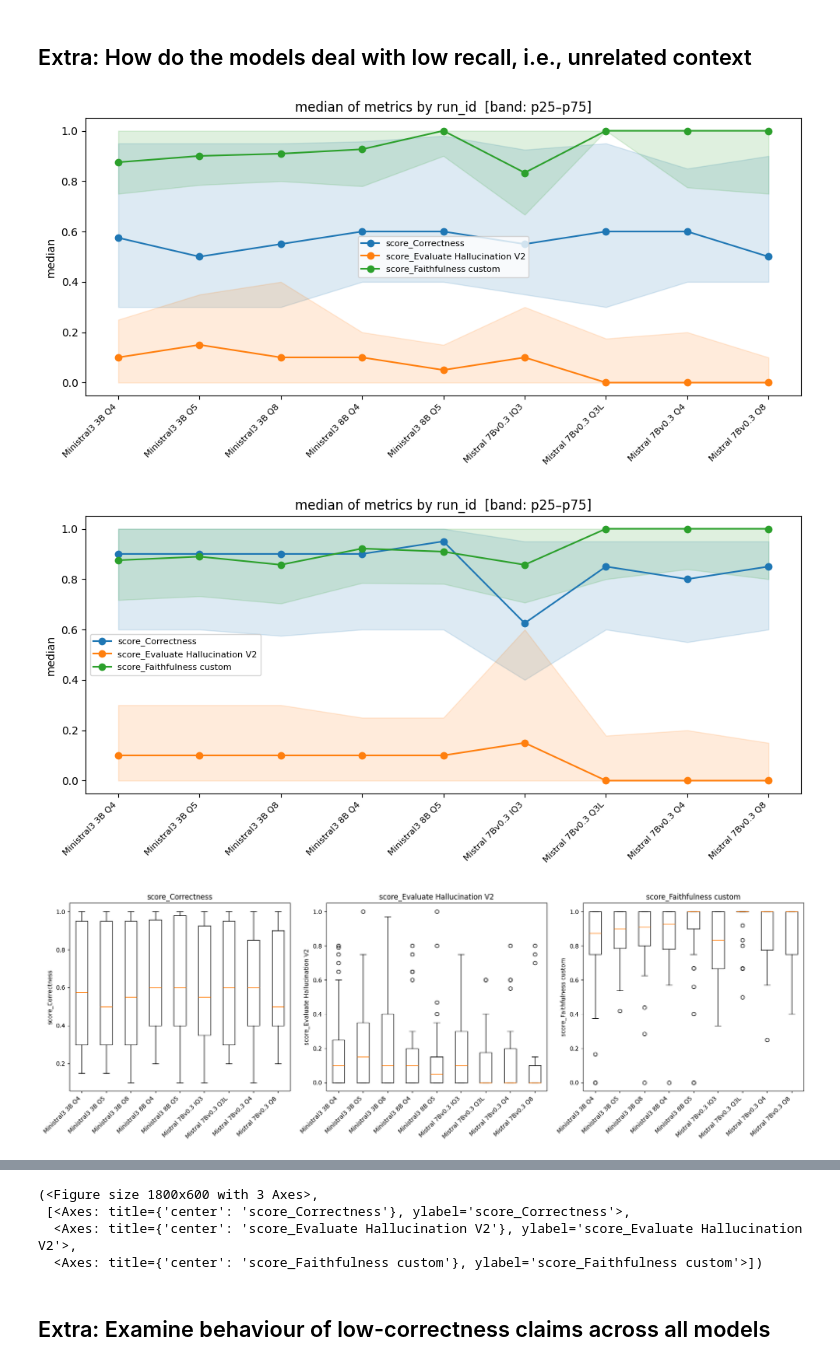
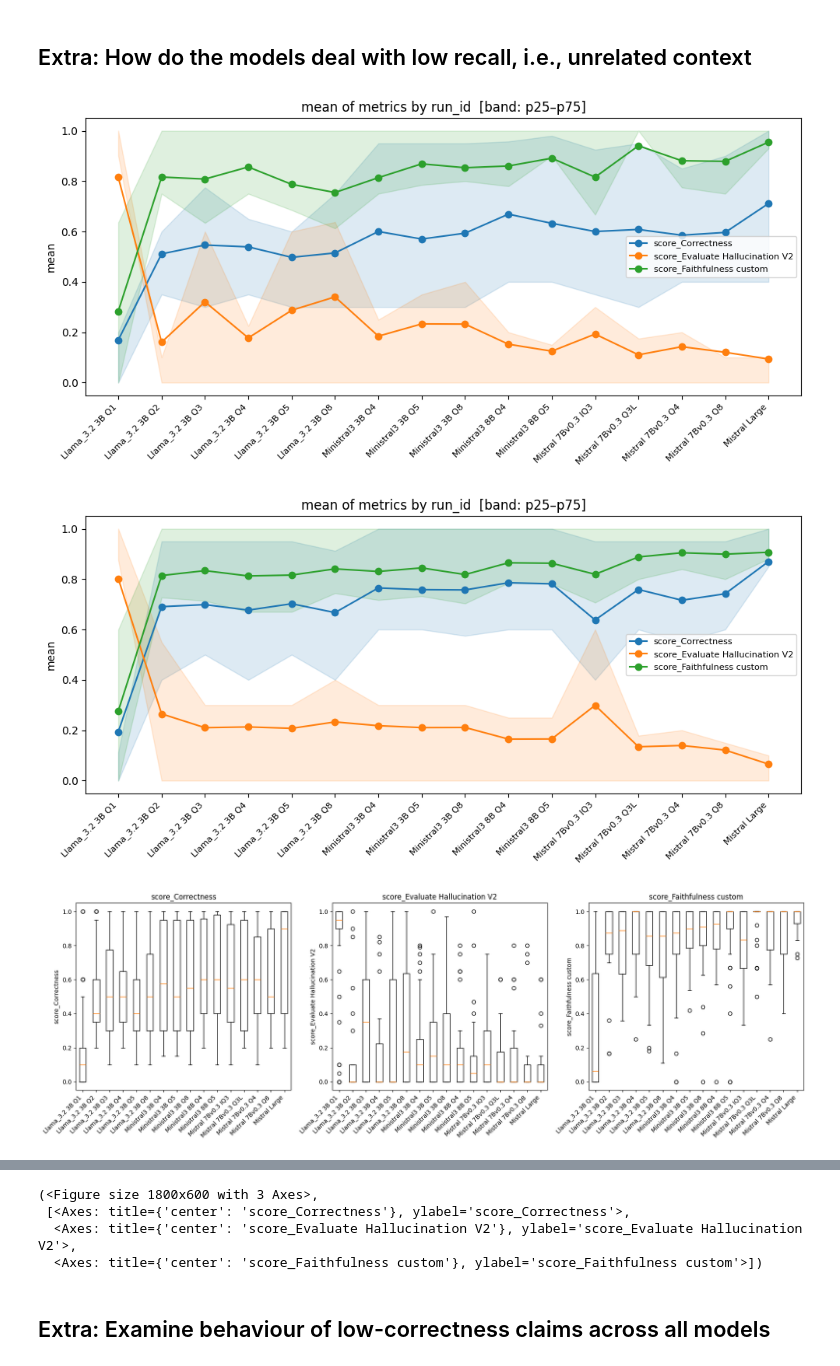
Before and after one commit to n-ploch/on-device-rag-performance, a Jupyter notebook: notebooks/01_explore_metrics.ipynb, the cells around one changed output, grey strips where cells are left out. Cells and saved outputs as stored; diff of their text form; code cells hidden in the pictures.

```diff
--- a/notebooks/01_explore_metrics.ipynb
+++ b/notebooks/01_explore_metrics.ipynb
@@ -243,26 +245,26 @@ df_single[single_metric_cols].describe().T
 
 Compare across different configurations (different `run_id` values). Load all files or a filtered subset below.
 # %%
-# run_order = [
-#   "e5_large_mistral_large_latest_61",
-#   "e5_large_test_ministral_3_3B_q4_61",
-#   "e5_large_test_ministral_3_3B_q5_61",
-#   "e5_large_test_ministral_3_3B_q8_61",
-#   "e5_large_test_ministral_3_8B_q4_61",
-#   "e5_large_test_ministral_3_8B_q5_61",
-#   "e5_large_test_mistral_7B_0_3_iq3_61",
-#   "e5_large_test_mistral_7B_0_3_q3l_61",
-#   "e5_large_test_mistral_7B_0_3_q4_61",
-#   "e5_large_test_mistral_7B_0_3_q8_61",
-#   "e5_large_llama_3_2_3B_q1_61",
-#   "e5_large_llama_3_2_3B_q2_61",
-#   "e5_large_llama_3_2_3B_q3_61",
-#   "e5_large_llama_3_2_3B_q4_61",
-#   "e5_large_llama_3_2_3B_q5_61",
-#   "e5_large_llama_3_2_3B_q8_61",
-# ]
+run_order = [
+  "e5_large_llama_3_2_3B_q1_61",
+  "e5_large_llama_3_2_3B_q2_61",
+  "e5_large_llama_3_2_3B_q3_61",
+  "e5_large_llama_3_2_3B_q4_61",
+  "e5_large_llama_3_2_3B_q5_61",
+  "e5_large_llama_3_2_3B_q8_61",
+  "e5_large_test_ministral_3_3B_q4_61",
+    "e5_large_test_ministral_3_3B_q5_61",
+  "e5_large_test_ministral_3_3B_q8_61",
+  "e5_large_test_ministral_3_8B_q4_61",
+  "e5_large_test_ministral_3_8B_q5_61",
+  "e5_large_test_mistral_7B_0_3_iq3_61",
+  "e5_large_test_mistral_7B_0_3_q3l_61",
+  "e5_large_test_mistral_7B_0_3_q4_61",
+  "e5_large_test_mistral_7B_0_3_q8_61",
+  "e5_large_mistral_large_latest_61",
+]
 
-run_order = None
+# run_order = None
 labels = {
   "e5_large_test_ministral_3_3B_q4_61": "Ministral3 3B Q4",
   "e5_large_test_ministral_3_3B_q5_61": "Ministral3 3B Q5",
@@ -372,22 +391,22 @@ plot_stats_multi_line(df,
 # %%
 COLUMN_TO_FILTER = "metrics_recall_at_k"
 CUTOFF = 0.4
 df_filtered_down = df[df['metrics_recall_at_k'] < CUTOFF]
 
 plot_stats_multi_line(df_filtered_down,
                       _present(df_filtered_down, ['score_Correctness', 'score_Evaluate Hallucination V2', "score_Faithfulness custom"]),
-                      group_by="run_id", group_order=run_order, stat="median", show_band=True, band_percentiles=(25,75), labels=labels)
+                      group_by="run_id", group_order=run_order, stat="mean", show_band=True, band_percentiles=(25,75), labels=labels)
 
 df_filtered_up = df[df['metrics_recall_at_k'] > CUTOFF]
 plot_stats_multi_line(df_filtered_up,
                       _present(df_filtered_up, ['score_Correctness', 'score_Evaluate Hallucination V2', "score_Faithfulness custom"]),
-                      group_by="run_id", group_order=run_order, stat="median", show_band=True, band_percentiles=(25,75), labels=labels)
+                      group_by="run_id", group_order=run_order, stat="mean", show_band=True, band_percentiles=(25,75), labels=labels)
 
 plot_boxplots(df_filtered_down, ['score_Correctness', 'score_Evaluate Hallucination V2', "score_Faithfulness custom"],
               group_by="run_id", group_order=run_order, figsize=(18, 6), labels=labels)
 plot_boxplots(df_filtered_up, ['score_Correctness', 'score_Evaluate Hallucination V2', "score_Faithfulness custom"],
               group_by="run_id", group_order=run_order, figsize=(18, 6), labels=labels)
 # %% [output]
-[figure, old version]
+[figure, new version]
-[figure, old version]
+[figure, new version]
-[figure, old version]
+[figure, new version]
```
Also changed, not shown: parts of 24 cells of this notebook.
